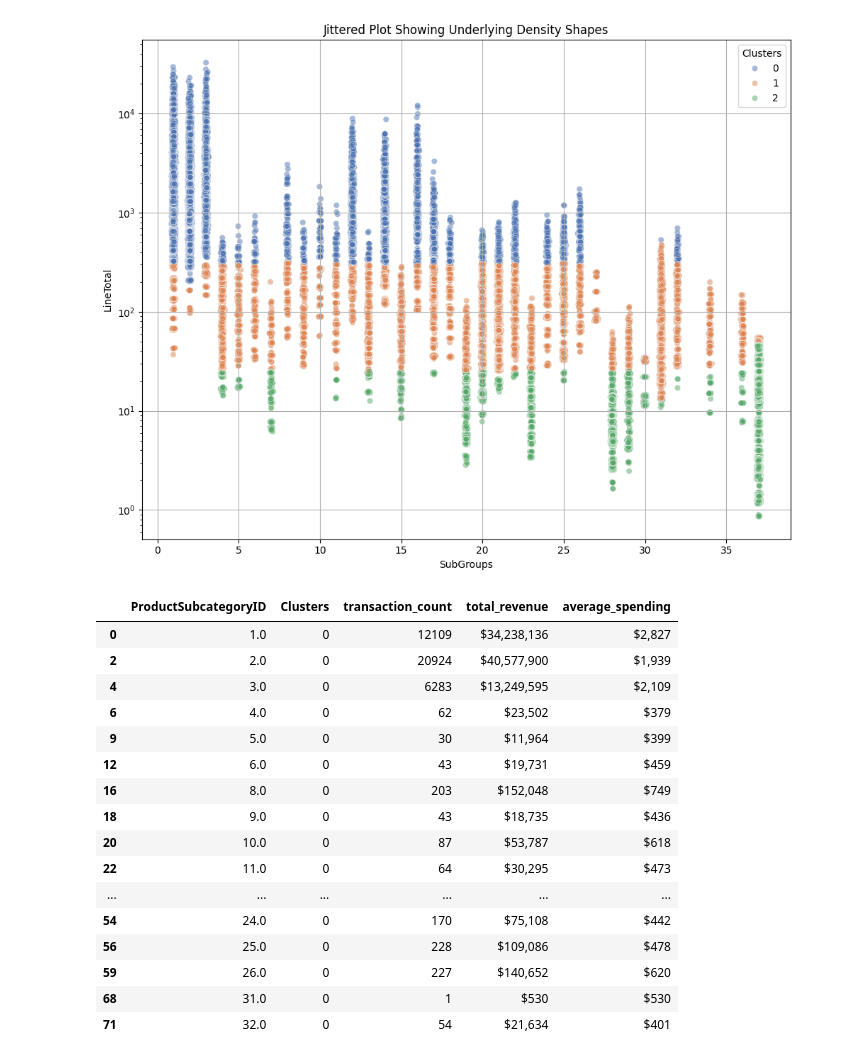
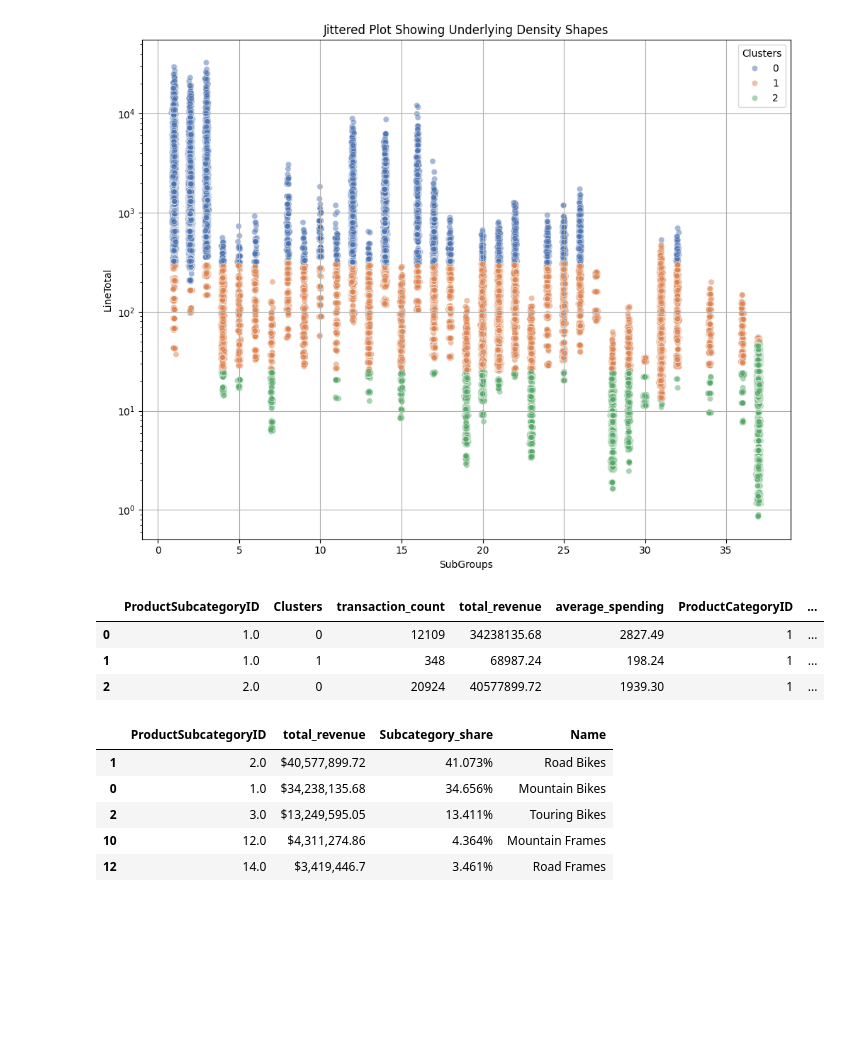
Before and after one commit to AtlasMarbx/AdventureWorks-Data-Migration-and-insight-extraction, a Jupyter notebook: EDA_process.ipynb, the cells around one changed output. Drawn from its saved outputs; the diff is of its cells as text; code cells hidden in the pictures; blank space fills up the shorter version.

Commit message:
EDA session concluded, all models are deployed and insights generated based on given tasks and questions.

```diff
--- a/EDA_process.ipynb
+++ b/EDA_process.ipynb
@@ -1797,7 +1796,7 @@ from kmodes.kprototypes import KPrototypes
 
 scaler_c = StandardScaler()
 
-behavior_subset = summary_table[['CustomerID', 'LineTotal_USD', 'ProductSubcategoryID']]
+behavior_subset = summary_table[['CustomerID', 'LineTotal_USD', 'ProductSubcategoryID']].copy()
 features_x = behavior_subset[['LineTotal_USD', 'ProductSubcategoryID']].copy()
 
 # scaling linetotal in this part is necessary, for the ProductSubcategoryID feature the scaling operate on a dynamic one-hot encoding with gamma scaler based on linetotal variance formula
@@ -1805,7 +1804,9 @@ features_x['LineTotal_USD'] = np.log1p(features_x['LineTotal_USD'])
 X_scaled_c = scaler_c.fit_transform(features_x[['LineTotal_USD']])
 
 features_x['LineTotal_scaled'] = X_scaled_c
-finalized_subset = features_x[['LineTotal_scaled', 'ProductSubcategoryID']].copy()
+
+# isolating the subset to point into a new memory address instead of being a guardrail for features_x, (.copy(deep=True))
+finalized_subset = features_x[['LineTotal_scaled', 'ProductSubcategoryID']].copy(deep=True)
 
 # Total Mixed dissimilarity
 Total_cost = []
@@ -1882,42 +1885,52 @@ plt.show()
 # %% [output]
 [figure]
 # %%
-subgcategory_summary = finalized_subset.groupby(['ProductSubcategoryID', 'Clusters']).agg(
+subcategory_summary = finalized_subset.groupby(['ProductSubcategoryID', 'Clusters']).agg(
     transaction_count=('LineTotal_unscaled', 'count'),
     total_revenue=('LineTotal_unscaled', 'sum'),
     average_spending=('LineTotal_unscaled', 'mean')
 ).round(2)
 
-subgcategory_summary['total_revenue'] = (
-    (subgcategory_summary['total_revenue'])
-    .map(lambda x: f'${x:,.0f}')
-)
+# orders ProductSubcategoryID in an ascending order and allows for customized condition checks
+subcategory_summary = subcategory_summary.reset_index()
 
-subgcategory_summary['average_spending'] = (
-    (subgcategory_summary['average_spending'])
-    .map(lambda x: f'${x:,.0f}')
-)
+finalized_subcategory = pd.merge(subcategory_summary,
+                                df_product_subcategory,
+                                on='ProductSubcategoryID',
+                                how='left')
 
-# orders ProductSubcategoryID in an ascending order and allows for customized condition checks
-subgcategory_summary = subgcategory_summary.reset_index()
-
-#!!!!! final layer before refinement: translate this to past data behaviors and generate respective insights for this task
-subgcategory_summary[subgcategory_summary['Clusters'] == 0]
+finalized_subcategory.head(3)
 # %% [output]
-|  | ProductSubcategoryID | Clusters | transaction_count | total_revenue | average_spending |
-| 0 | 1.0 | 0 | 12109 | $34,238,136 | $2,827 |
-| 2 | 2.0 | 0 | 20924 | $40,577,900 | $1,939 |
-| 4 | 3.0 | 0 | 6283 | $13,249,595 | $2,109 |
-| 6 | 4.0 | 0 | 62 | $23,502 | $379 |
-| 9 | 5.0 | 0 | 30 | $11,964 | $399 |
-| 12 | 6.0 | 0 | 43 | $19,731 | $459 |
-| 16 | 8.0 | 0 | 203 | $152,048 | $749 |
-| 18 | 9.0 | 0 | 43 | $18,735 | $436 |
-| 20 | 10.0 | 0 | 87 | $53,787 | $618 |
-| 22 | 11.0 | 0 | 64 | $30,295 | $473 |
-| ... | ... | ... | ... | ... | ... |
-| 54 | 24.0 | 0 | 170 | $75,108 | $442 |
-| 56 | 25.0 | 0 | 228 | $109,086 | $478 |
-| 59 | 26.0 | 0 | 227 | $140,652 | $620 |
-| 68 | 31.0 | 0 | 1 | $530 | $530 |
-| 71 | 32.0 | 0 | 54 | $21,634 | $401 |
+|  | ProductSubcategoryID | Clusters | transaction_count | total_revenue | average_spending | ProductCategoryID | ... |
+| 0 | 1.0 | 0 | 12109 | 34238135.68 | 2827.49 | 1 | ... |
+| 1 | 1.0 | 1 | 348 | 68987.24 | 198.24 | 1 | ... |
+| 2 | 2.0 | 0 | 20924 | 40577899.72 | 1939.30 | 1 | ... |
+# %%
+cluster_0_subcategory_share = finalized_subcategory[finalized_subcategory['Clusters'] == 0].groupby('ProductSubcategoryID')['total_revenue'].sum().reset_index()
+cluster_0_subcategory_share['Subcategory_share'] = ((cluster_0_subcategory_share['total_revenue'] / cluster_0_subcategory_share['total_revenue'].sum())*100).round(3)
+
+subcat_names = finalized_subcategory[['ProductSubcategoryID', 'Name']].drop_duplicates().copy()
+cluster_0_subcategory_share = cluster_0_subcategory_share.merge(subcat_names,
+                                                                on='ProductSubcategoryID',
+                                                                how='left')
+
+cluster_0_subcategory_share.sort_values(by='total_revenue', ascending=False, inplace=True)
+
+cluster_0_subcategory_share['total_revenue'] = (
+    (cluster_0_subcategory_share['total_revenue'])
+    .map(lambda x: f'${x:,}')
+)
+
+cluster_0_subcategory_share['Subcategory_share'] = (
+    (cluster_0_subcategory_share['Subcategory_share'])
+    .astype(str) + '%'
+)
+
+cluster_0_subcategory_share.head(5)
+# %% [output]
+|  | ProductSubcategoryID | total_revenue | Subcategory_share | Name |
+| 1 | 2.0 | $40,577,899.72 | 41.073% | Road Bikes |
+| 0 | 1.0 | $34,238,135.68 | 34.656% | Mountain Bikes |
+| 2 | 3.0 | $13,249,595.05 | 13.411% | Touring Bikes |
+| 10 | 12.0 | $4,311,274.86 | 4.364% | Mountain Frames |
+| 12 | 14.0 | $3,419,446.7 | 3.461% | Road Frames |
```
Also changed, not shown: parts of 11 cells of this notebook.
